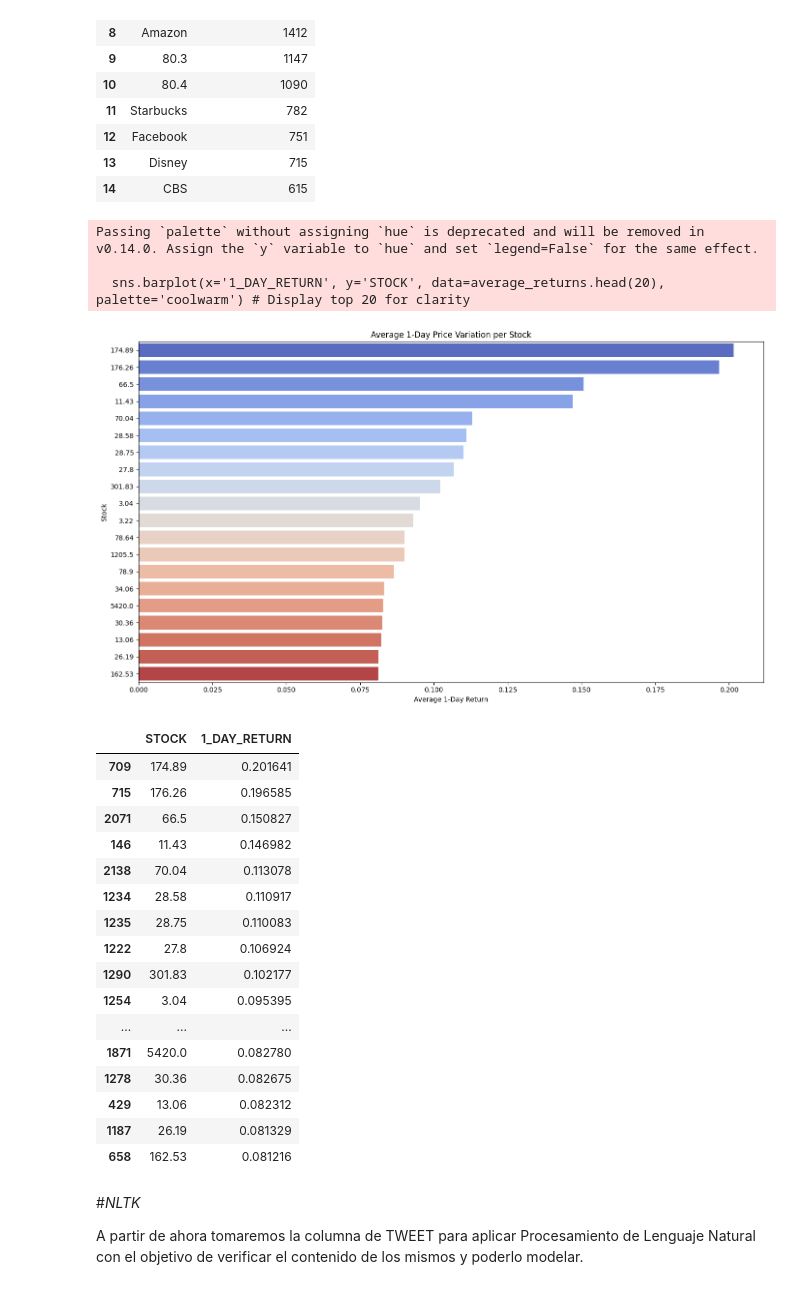
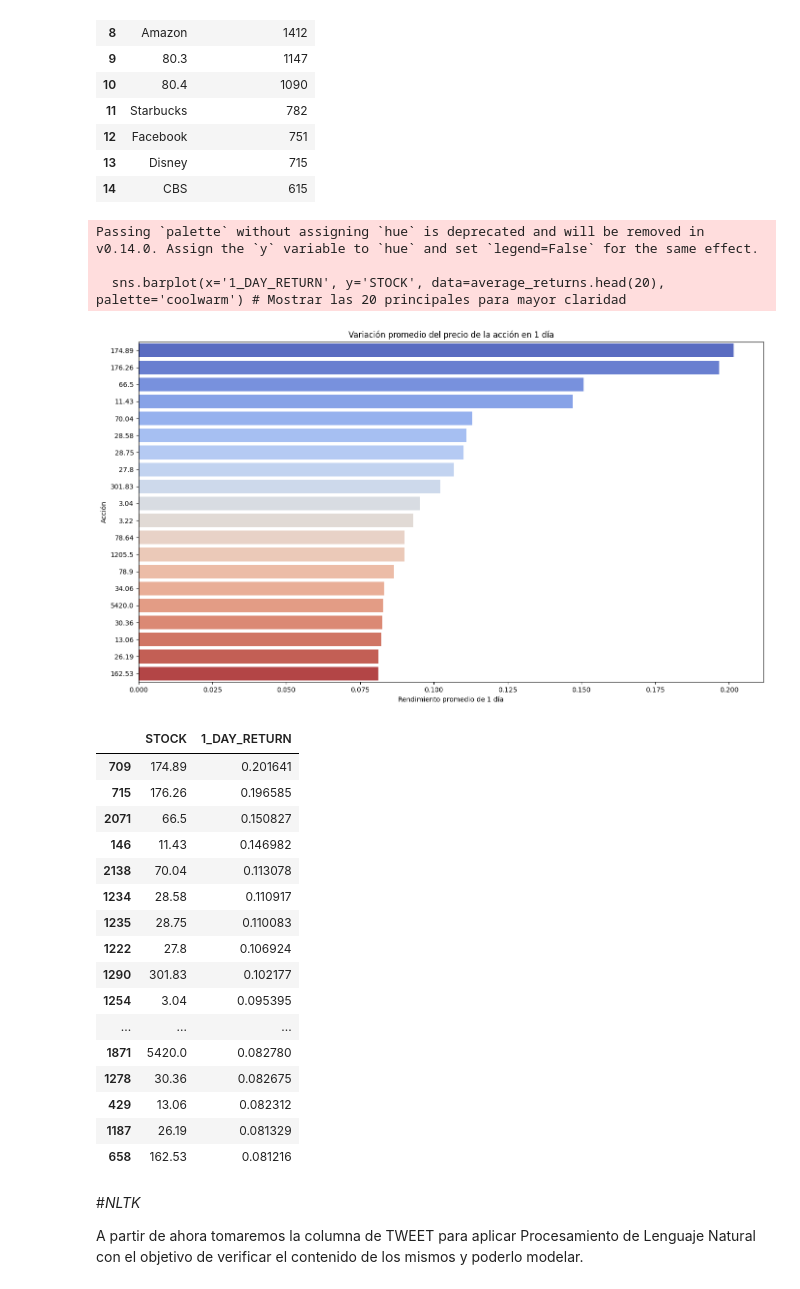
Before and after one commit to Mart1n2015/CODERHOUSE-DSIII, a Jupyter notebook: TRABAJO MARTIN CERIOLI .ipynb, the cells around one changed output. Saved outputs shown, nothing was run; the diff lists cells and outputs as text; code cells hidden in the pictures.

```diff
--- a/TRABAJO MARTIN CERIOLI .ipynb
+++ b/TRABAJO MARTIN CERIOLI .ipynb
@@ -139,25 +136,25 @@ Passing `palette` without assigning `hue` is deprecated and will be removed in v
 | 13 | Disney | 715 |
 | 14 | CBS | 615 |
 # %%
-## Calculamos el promedio de un día de la accion
-average_returns = processed_dataframe.groupby('STOCK')['1_DAY_RETURN'].mean().reset_index()
+## Calculamos el promedio de un día de la acción
+average_returns = dataframe.groupby('STOCK')['1_DAY_RETURN'].mean().reset_index()
 
 average_returns = average_returns.sort_values(by='1_DAY_RETURN', ascending=False)
 
 plt.figure(figsize=(14, 8))
-sns.barplot(x='1_DAY_RETURN', y='STOCK', data=average_returns.head(20), palette='coolwarm') # Display top 20 for clarity
-plt.title('Average 1-Day Price Variation per Stock')
-plt.xlabel('Average 1-Day Return')
-plt.ylabel('Stock')
+sns.barplot(x='1_DAY_RETURN', y='STOCK', data=average_returns.head(20), palette='coolwarm') # Mostrar las 20 principales para mayor claridad
+plt.title('Variación promedio del precio de la acción en 1 día')
+plt.xlabel('Rendimiento promedio de 1 día')
+plt.ylabel('Acción')
 plt.tight_layout()
 plt.show()
 
 display(average_returns.head(20))
 # %% [output]
 Passing `palette` without assigning `hue` is deprecated and will be removed in v0.14.0. Assign the `y` variable to `hue` and set `legend=False` for the same effect.
 
-  sns.barplot(x='1_DAY_RETURN', y='STOCK', data=average_returns.head(20), palette='coolwarm') # Display top 20 for clarity
+  sns.barplot(x='1_DAY_RETURN', y='STOCK', data=average_returns.head(20), palette='coolwarm') # Mostrar las 20 principales para mayor claridad
-[figure, old version]
+[figure, new version]
 |  | STOCK | 1_DAY_RETURN |
 | 709 | 174.89 | 0.201641 |
 | 715 | 176.26 | 0.196585 |
```
Also changed, not shown: parts of 43 cells of this notebook.
